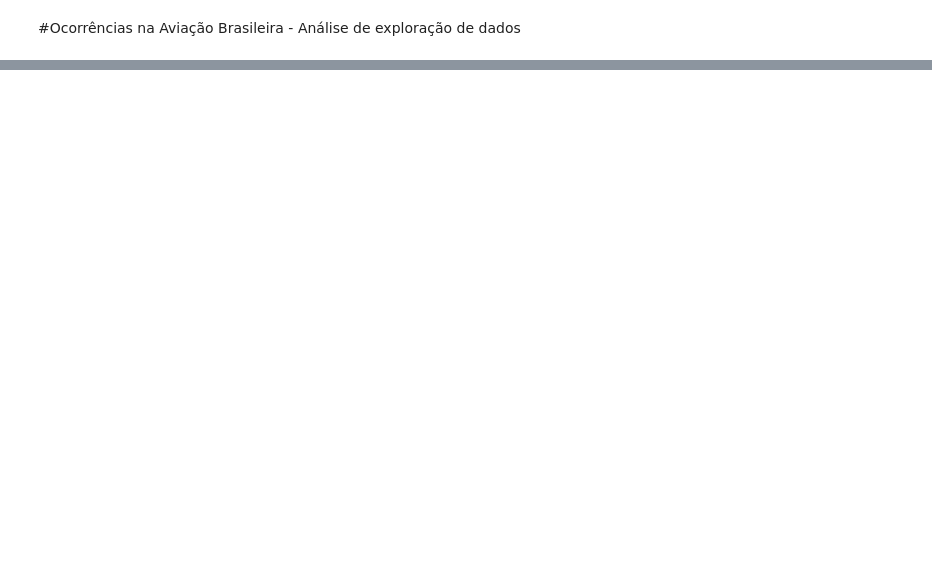
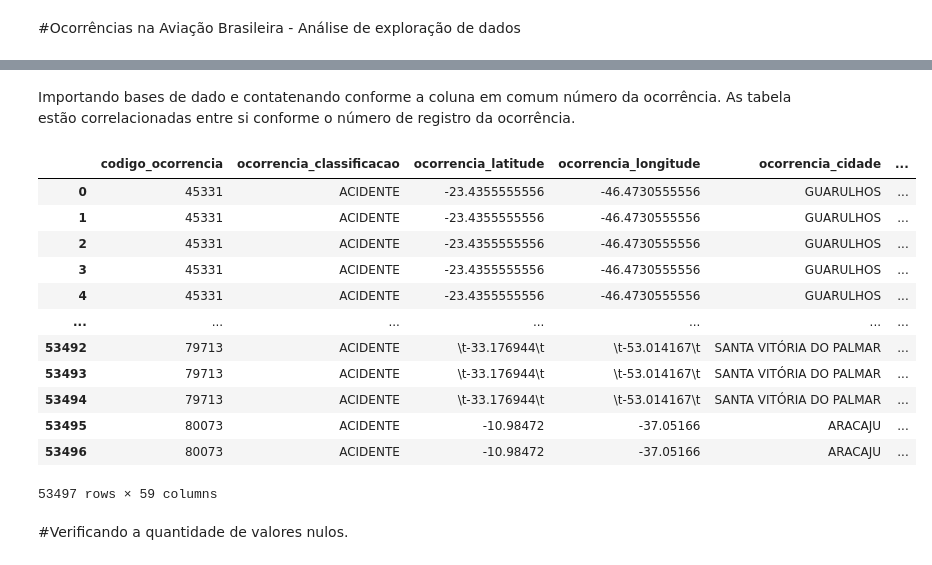
Before and after one commit to souza10v/Data-Science-Portfolio, a Jupyter notebook: Análise Exploratoria de Dados/Ocorrências Aviação/Ocorrencia Aviacao.ipynb, the cells around one changed output, grey strips where cells are left out. Cells and saved outputs as stored; diff of their text form; code cells hidden in the pictures; blank space fills up the shorter version.

```diff
--- a/Análise Exploratoria de Dados/Ocorrências Aviação/Ocorrencia Aviacao.ipynb
+++ b/Análise Exploratoria de Dados/Ocorrências Aviação/Ocorrencia Aviacao.ipynb
@@ -141,0 +28,39 @@ df_aux.plot(kind="scatter", x='ocorrencia_longitude', y='ocorrencia_latitude', a
+# %% [markdown]
+Importando bases de dado e contatenando conforme a coluna em comum número da ocorrência. As tabela estão correlacionadas entre si conforme o número de registro da ocorrência.
+# %%
+df_ocorrencia_main = pd.read_csv('ocorrencia.csv', sep=';', date_parser = True)
+df_ocorrencia_tipo = pd.read_csv('ocorrencia_tipo.csv', sep=';', date_parser = True)
+df_aeronave = pd.read_csv('aeronave.csv', sep=';', date_parser = True)
+df_fator_contribuinte = pd.read_csv('fator_contribuinte.csv', sep=';', date_parser = True)
+df_recomendacao = pd.read_csv('recomendacao.csv', sep=';', date_parser = True)
+# %%
+df_ocorrencia_main.drop(columns=['codigo_ocorrencia1', 'codigo_ocorrencia2', 'codigo_ocorrencia3', 'codigo_ocorrencia4'], inplace=True)
+# %%
+df_ocorrencia_tipo.rename(columns={'codigo_ocorrencia1': 'codigo_ocorrencia'}, inplace=True)
+df_aeronave.rename(columns={'codigo_ocorrencia2': 'codigo_ocorrencia'}, inplace=True)
+df_fator_contribuinte.rename(columns={'codigo_ocorrencia3': 'codigo_ocorrencia'}, inplace=True)
+df_recomendacao.rename(columns={'codigo_ocorrencia4': 'codigo_ocorrencia'}, inplace=True)
+# %%
+df_merge = pd.merge(df_ocorrencia_main, df_aeronave, on="codigo_ocorrencia")
+df_merge = pd.merge(df_merge, df_fator_contribuinte, on="codigo_ocorrencia")
+df_merge = pd.merge(df_merge, df_ocorrencia_tipo, on="codigo_ocorrencia")
+df_merge = pd.merge(df_merge, df_recomendacao, on="codigo_ocorrencia")
+# %%
+df_merge = pd.merge(df_merge, df_fator_contribuinte, on="codigo_ocorrencia")
+df_merge
+# %% [output]
+|  | codigo_ocorrencia | ocorrencia_classificacao | ocorrencia_latitude | ocorrencia_longitude | ocorrencia_cidade | ... |
+| 0 | 45331 | ACIDENTE | -23.4355555556 | -46.4730555556 | GUARULHOS | ... |
+| 1 | 45331 | ACIDENTE | -23.4355555556 | -46.4730555556 | GUARULHOS | ... |
+| 2 | 45331 | ACIDENTE | -23.4355555556 | -46.4730555556 | GUARULHOS | ... |
+| 3 | 45331 | ACIDENTE | -23.4355555556 | -46.4730555556 | GUARULHOS | ... |
+| 4 | 45331 | ACIDENTE | -23.4355555556 | -46.4730555556 | GUARULHOS | ... |
+| ... | ... | ... | ... | ... | ... | ... |
+| 53492 | 79713 | ACIDENTE | \t-33.176944\t | \t-53.014167\t | SANTA VITÓRIA DO PALMAR | ... |
+| 53493 | 79713 | ACIDENTE | \t-33.176944\t | \t-53.014167\t | SANTA VITÓRIA DO PALMAR | ... |
+| 53494 | 79713 | ACIDENTE | \t-33.176944\t | \t-53.014167\t | SANTA VITÓRIA DO PALMAR | ... |
+| 53495 | 80073 | ACIDENTE | -10.98472 | -37.05166 | ARACAJU | ... |
+| 53496 | 80073 | ACIDENTE | -10.98472 | -37.05166 | ARACAJU | ... |
+53497 rows × 59 columns
+# %% [markdown]
+#Verificando a quantidade de valores nulos.
```
Also changed, not shown: parts of 46 cells of this notebook, 4 other files.
